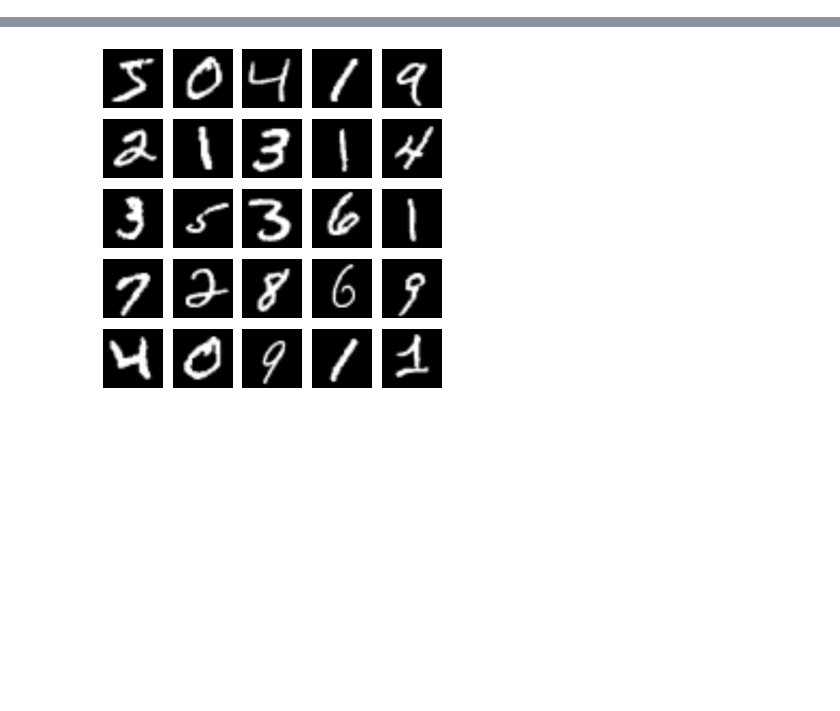
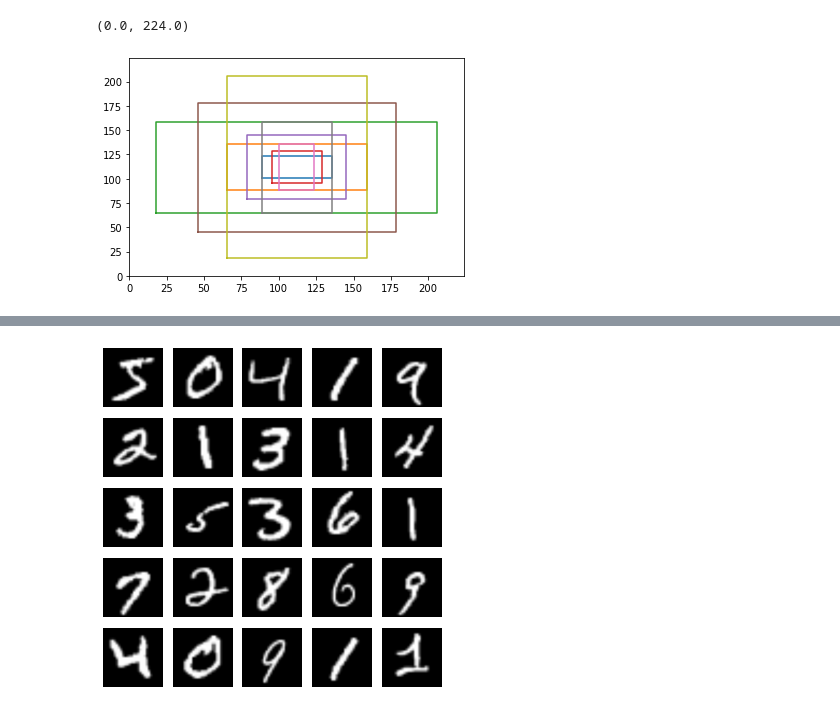
Before and after one commit to B-ramB/DL-DeepFruitDetection, a Jupyter notebook: DLOrchard.ipynb, the cells around one changed output, grey strips where cells are left out. Saved outputs shown, nothing was run; the diff lists cells and outputs as text; code cells hidden in the pictures; blank space fills up the shorter version.

```diff
--- a/DLOrchard.ipynb
+++ b/DLOrchard.ipynb
@@ -90,3 +90,6 @@ class TorchCNN(nn.Module):
 #                 i+=1
 #                 print(f'layer {i}, {type(layer)}')
         return x
+# %%
+model = TorchCNN()
+model.layers
@@ -93,3 +169,3 @@ class TorchCNN(nn.Module):
 # %%
-mnist_train = torch.load('../data/MNIST/processed/training.pt')
-mnist_test = torch.load('../data/MNIST/processed/test.pt')
+faster_rcnn_fe_extractor = nn.Sequential(*features)
+faster_rcnn_fe_extractor
@@ -119,0 +186,7 @@ for data, label in zip(test, mnist_test[1]):
+# %%
+ratios = [0.5, 1, 2]
+anchor_scales = [4, 8, 16]
+
+anchor_base = np.zeros((len(ratios) * len(anchor_scales), 4), dtype=np.float32)
+
+print(anchor_base)
@@ -119,0 +203,17 @@ for data, label in zip(test, mnist_test[1]):
+# %%
+featuremapsize = out_map.size()[2]
+subsample = 224/featuremapsize
+ctr_y = subsample/2.
+ctr_x = subsample/2.
+
+for i in range(len(ratios)):
+    for j in range(len(anchor_scales)):
+        h = subsample * anchor_scales[j] * np.sqrt(ratios[i])
+        w = subsample * anchor_scales[j] * np.sqrt(1./ ratios[i])
+
+        index = i * len(anchor_scales) + j
+
+        anchor_base[index, 0] =  - h / 2.
+        anchor_base[index, 1] =  - w / 2.
+        anchor_base[index, 2] =    h / 2.
+        anchor_base[index, 3] =    w / 2.
@@ -119,0 +232,13 @@ for data, label in zip(test, mnist_test[1]):
+# %%
+plt.figure()
+ab = anchor_base + 112
+for i in range(9):
+    x = [ab[i,1],ab[i,3],ab[i,3],ab[i,1],ab[i,1]]
+    y = [ab[i,0],ab[i,0],ab[i,2],ab[i,2],ab[i,0]]
+    plt.plot(x,y)
+plt.xlim([0,224])
+plt.ylim([0,224])
+# plt.plot([0,224,224,0,0],[224,224,0,0,224])
+# %% [output]
+(0.0, 224.0)
+[figure, added]
```
Also changed, not shown: parts of 21 cells of this notebook.
